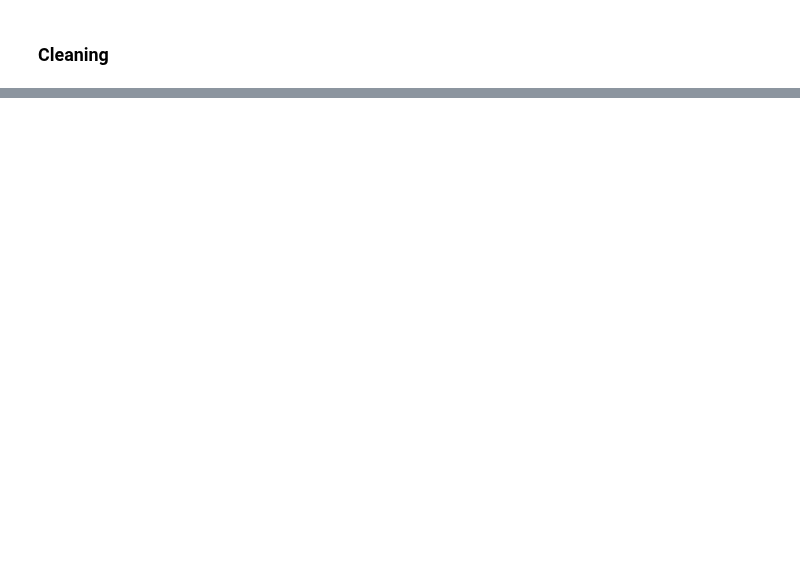
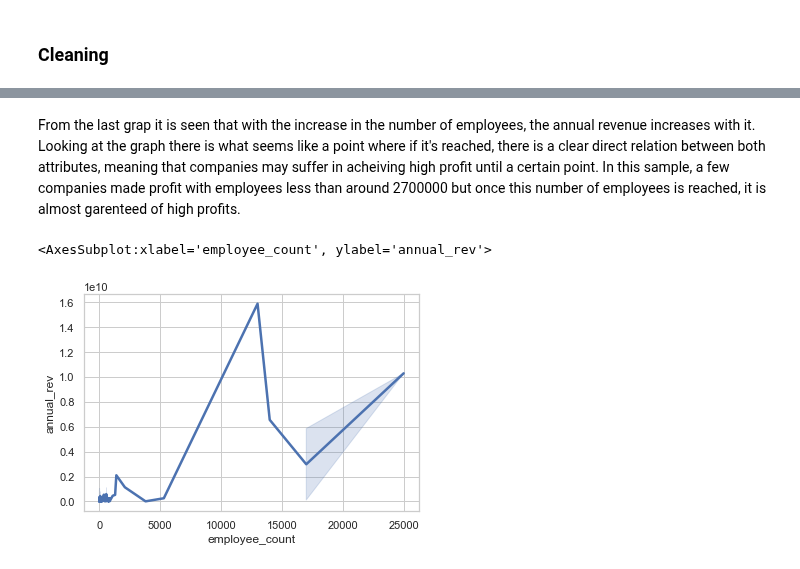
Before and after one commit to OdyAsh/StartupCompanies, a Jupyter notebook: Farah-Startup-Companies.ipynb, the cells around one changed output, grey strips where cells are left out. Cells and saved outputs as stored; diff of their text form; code cells hidden in the pictures; blank space fills up the shorter version.

```diff
--- a/Farah-Startup-Companies.ipynb
+++ b/Farah-Startup-Companies.ipynb
@@ -86,0 +313,7 @@ def datasetsNulls(dfList, datasetNames, nullCol="nulls_", pad=""):
+# %% [markdown]
+From the last grap it is seen that with the increase in the number of employees, the annual revenue increases with it. Looking at the graph there is what seems like a point where if it's reached, there is a clear direct relation between both attributes, meaning that companies may suffer in acheiving high profit until a certain point. In this sample, a few companies made profit with employees less than around 2700000 but once this number of employees is reached, it is almost garenteed of high profits.
+# %%
+sns.lineplot(data=companiesCS_ann[companiesCS_ann['status'] == 'closed'], x="employee_count", y="annual_rev", palette="tab10", linewidth=2.5)
+# %% [output]
+<AxesSubplot:xlabel='employee_count', ylabel='annual_rev'>
+[figure, added]
```
Also changed, not shown: parts of 60 cells of this notebook.
